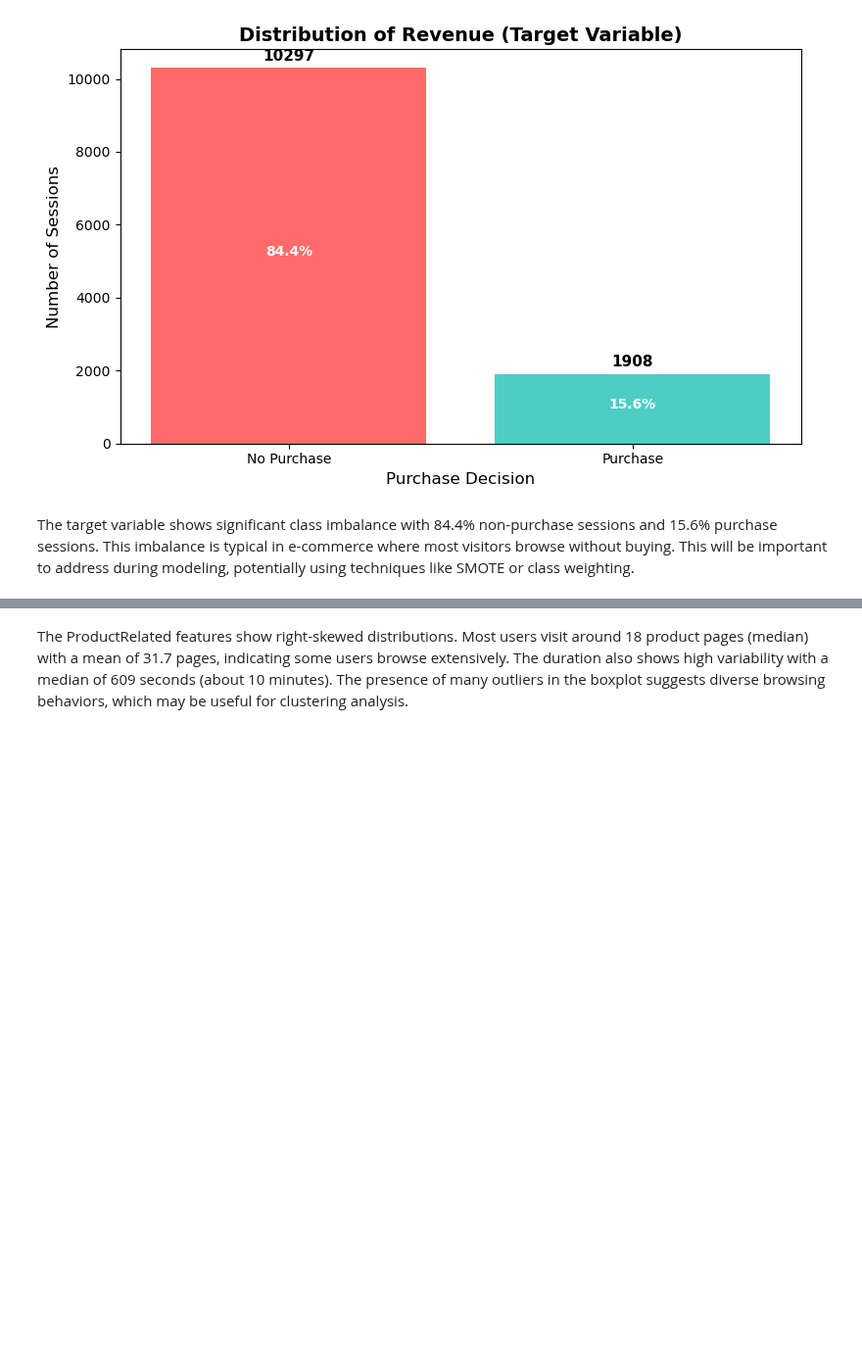
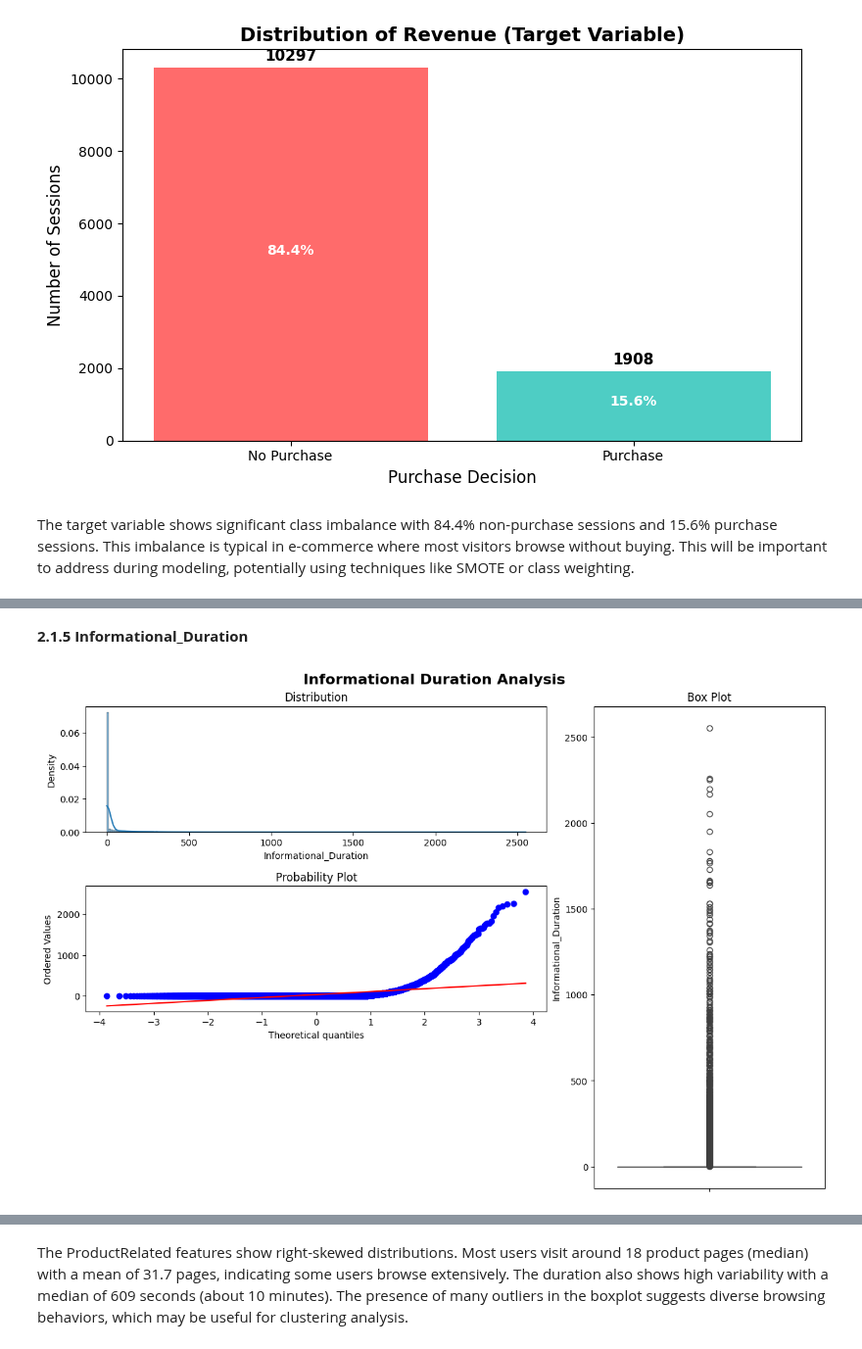
Before and after one commit to JackyDo2005/A3_PDS_RMIT, a Jupyter notebook: Assignment3.ipynb, the cells around one changed output, grey strips where cells are left out. Shown at 98% size. Cells and saved outputs as stored; diff of their text form; code cells hidden in the pictures; blank space fills up the shorter version.

```diff
--- a/Assignment3.ipynb
+++ b/Assignment3.ipynb
@@ -402,0 +628,6 @@ The target variable shows significant class imbalance with 84.4% non-purchase se
+# %% [markdown]
+**2.1.5 Informational_Duration**
+# %%
+plotting_3_chart(df, 'Informational_Duration', plot_title='Informational Duration Analysis')
+# %% [output]
+[figure, added]
```
Also changed, not shown: parts of 63 cells of this notebook, 1 other file.
